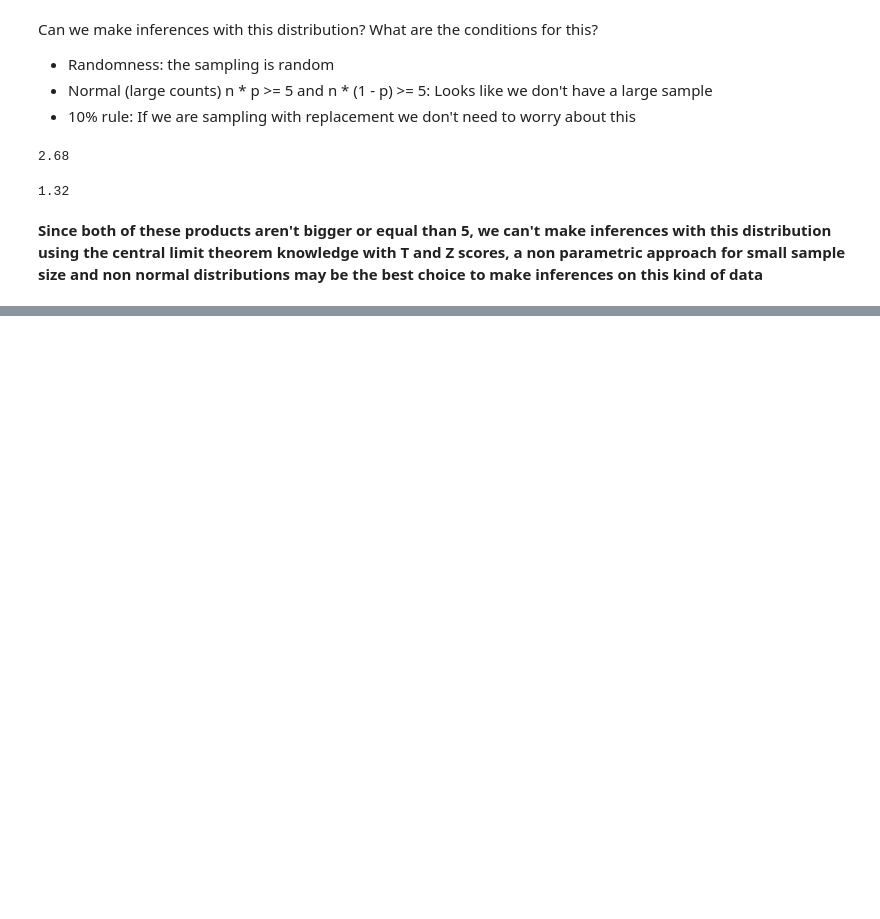
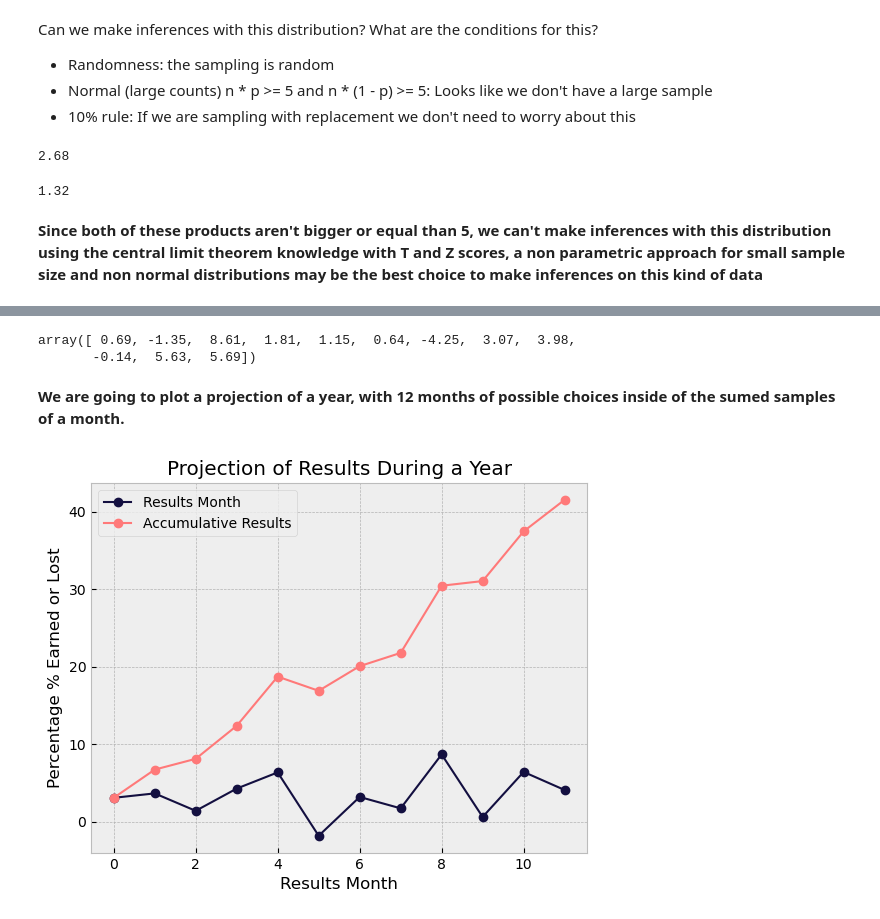
Before and after one commit to exio78/Data-Analysis, a Jupyter notebook: Probability/trading_roadmap/trading_projection_part_I.ipynb, the cells around one changed output, grey strips where cells are left out. Cells and saved outputs as stored; diff of their text form; code cells hidden in the pictures; blank space fills up the shorter version.

```diff
--- a/Probability/trading_roadmap/trading_projection_part_I.ipynb
+++ b/Probability/trading_roadmap/trading_projection_part_I.ipynb
@@ -341,0 +412,2 @@ round(sample * (1 - p), 2)
+# %%
+sumed_samples = pd.Series(sumed_samples, name = "Sumed Month") # we create a series object to manipulate the tabular data
@@ -341,0 +467,23 @@ round(sample * (1 - p), 2)
+# %%
+sumed_samples = np.array(sumed_samples)
+# %%
+np.random.choice(sumed_samples, 12) # we are going to select randomly 12 months
+# %% [output]
+array([ 0.69, -1.35,  8.61,  1.81,  1.15,  0.64, -4.25,  3.07,  3.98,
+       -0.14,  5.63,  5.69])
+# %%
+year = np.random.choice(sumed_samples, 12)
+# %% [markdown]
+**We are going to plot a projection of a year, with 12 months of possible choices inside of the sumed samples of a month.**
+# %%
+year_accumulative = list(itertools.accumulate(year)) # here we use the ogive data
+# %%
+plt.plot(year, marker = "o", color = "#130f40", linewidth = 1.5, label = "Results Month")
+plt.plot(year_accumulative, marker = "o", color = "#ff7979", linewidth = 1.5, label = "Accumulative Results")
+plt.title("Projection of Results During a Year")
+plt.xlabel("Results Month")
+plt.ylabel("Percentage % Earned or Lost")
+plt.legend()
+plt.show()
+# %% [output]
+[figure, added]
```
Also changed, not shown: parts of 35 cells of this notebook.
